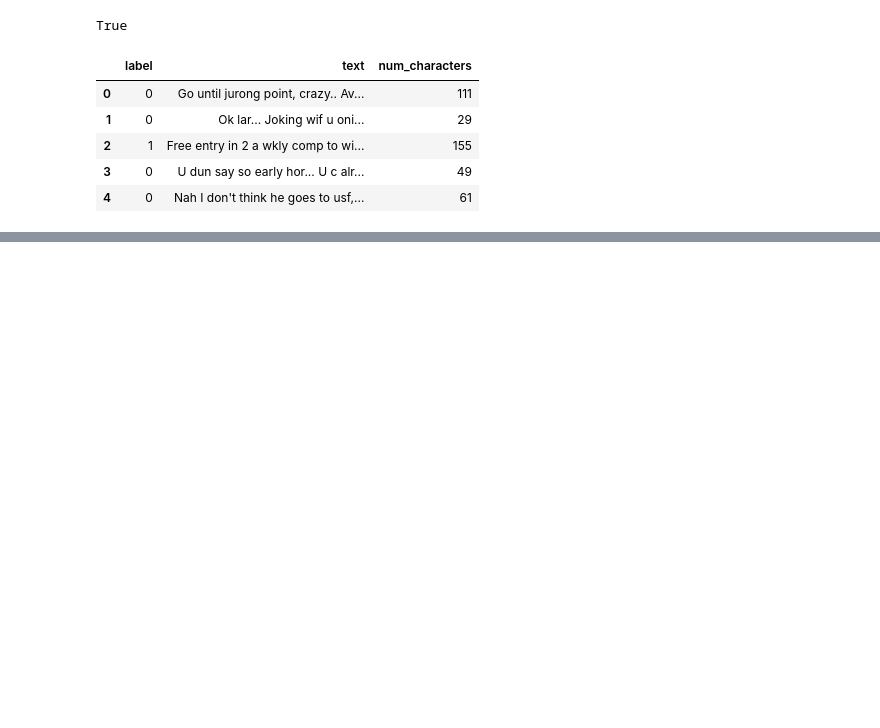
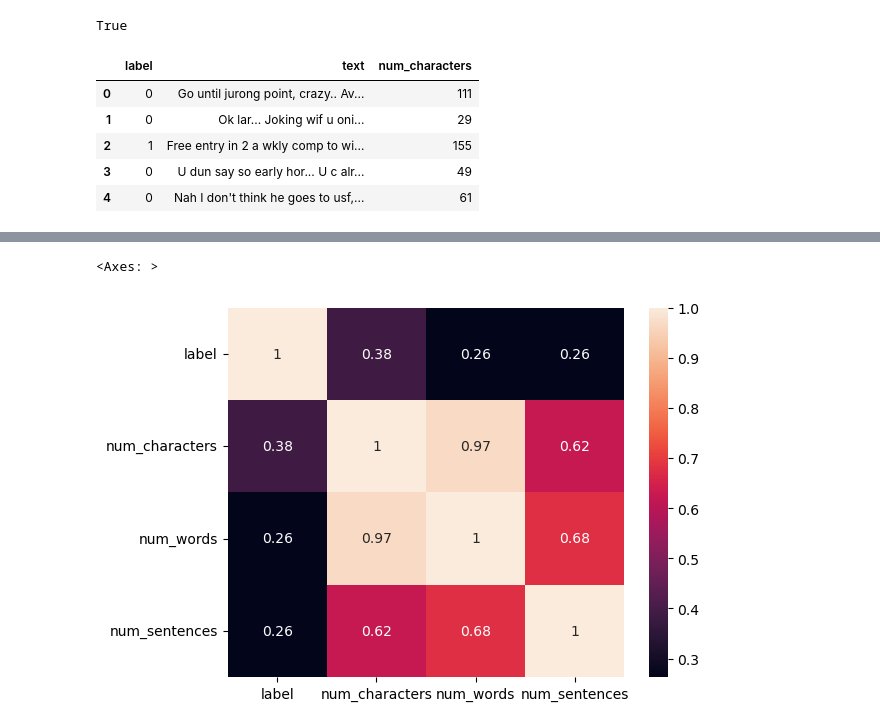
Before and after one commit to ahsanrazi/SMS-Spam-Classifier-CX, a Jupyter notebook: Model/SMS_Spam_Classifier.ipynb, the cells around one changed output, grey strips where cells are left out. Saved outputs shown, nothing was run; the diff lists cells and outputs as text; code cells hidden in the pictures; blank space fills up the shorter version.

```diff
--- a/Model/SMS_Spam_Classifier.ipynb
+++ b/Model/SMS_Spam_Classifier.ipynb
@@ -171,0 +283,7 @@ LookupError:
+# %%
+# Checking the co-relations
+
+sns.heatmap(df[['label', 'num_characters', 'num_words', 'num_sentences']].corr(), annot=True)
+# %% [output]
+<Axes: >
+[figure, added]
```
Also changed, not shown: parts of 13 cells of this notebook.
